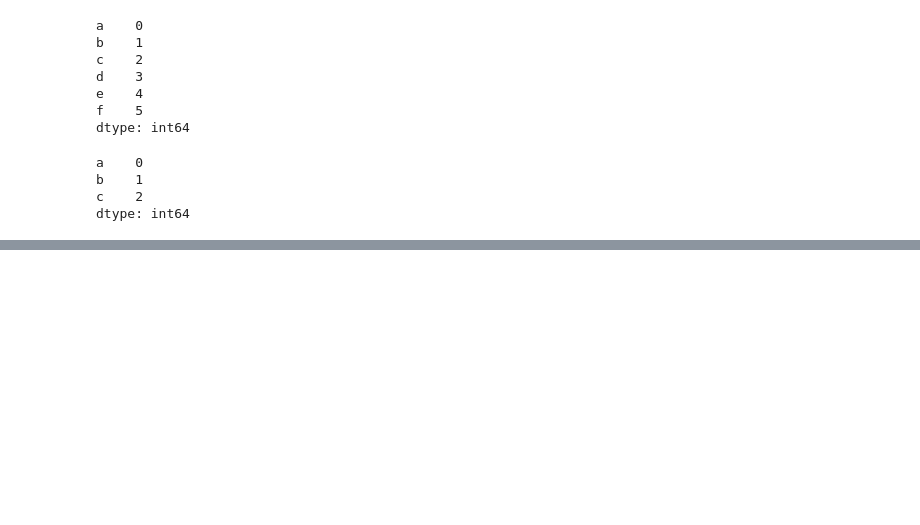
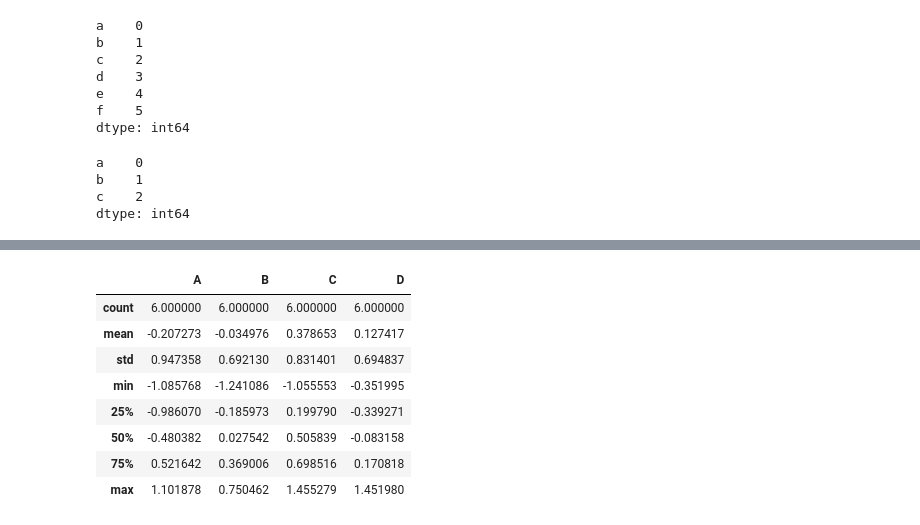
Before and after one commit to ErikBorn/Python, a Jupyter notebook: jupyter/pandas.ipynb, the cells around one changed output, grey strips where cells are left out. Cells and saved outputs as stored; diff of their text form; code cells hidden in the pictures; blank space fills up the shorter version.

```diff
--- a/jupyter/pandas.ipynb
+++ b/jupyter/pandas.ipynb
@@ -70,0 +138,3 @@ dtype: int64
+# %%
+dates = pd.date_range('today',periods = 6,freq="2H")
+print(dates)
@@ -70,0 +146,7 @@ dtype: int64
+# %%
+num_arr = np.random.randn(6,4)
+#print(num_arr)
+columns = ['A','B','C','D']
+
+df1 = pd.DataFrame(num_arr,index=dates,columns=columns)
+df1
@@ -70,0 +161,12 @@ dtype: int64
+# %%
+df1.describe()
+# %% [output]
+|  | A | B | C | D |
+| count | 6.000000 | 6.000000 | 6.000000 | 6.000000 |
+| mean | -0.207273 | -0.034976 | 0.378653 | 0.127417 |
+| std | 0.947358 | 0.692130 | 0.831401 | 0.694837 |
+| min | -1.085768 | -1.241086 | -1.055553 | -0.351995 |
+| 25% | -0.986070 | -0.185973 | 0.199790 | -0.339271 |
+| 50% | -0.480382 | 0.027542 | 0.505839 | -0.083158 |
+| 75% | 0.521642 | 0.369006 | 0.698516 | 0.170818 |
+| max | 1.101878 | 0.750462 | 1.455279 | 1.451980 |
```
Also changed, not shown: parts of 21 cells of this notebook, 9 other files.
